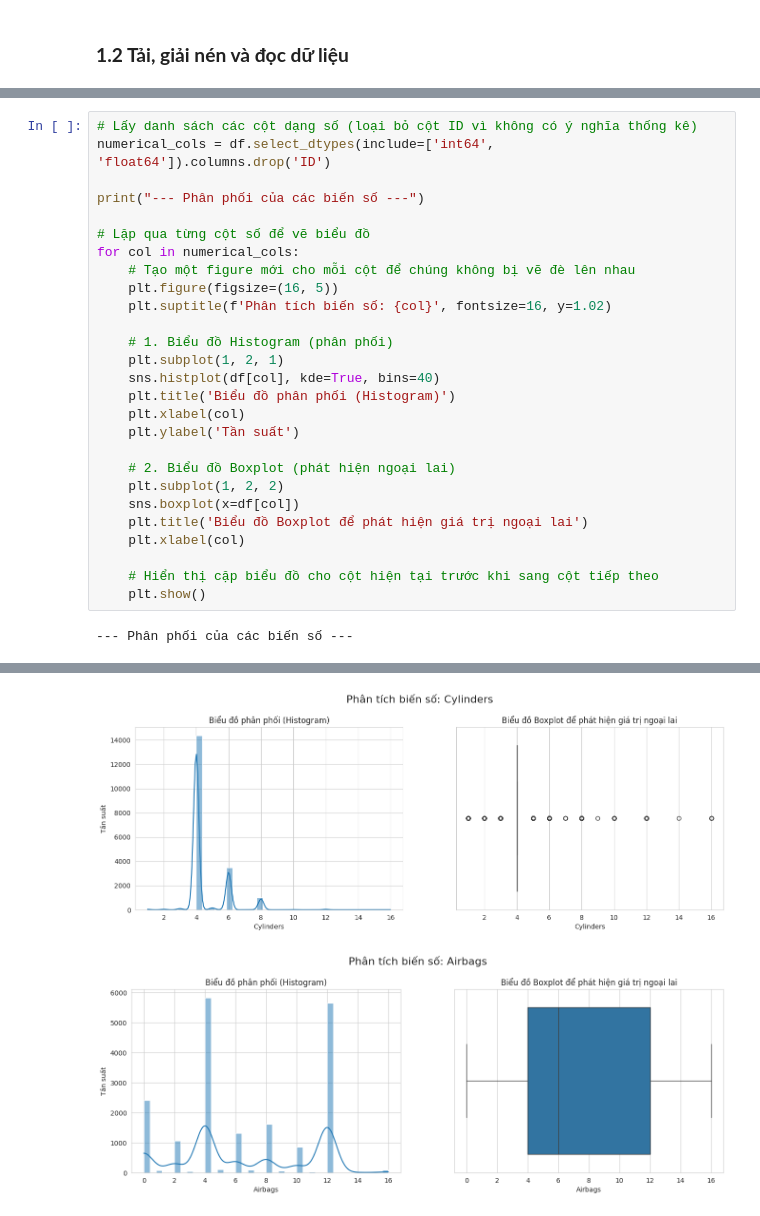
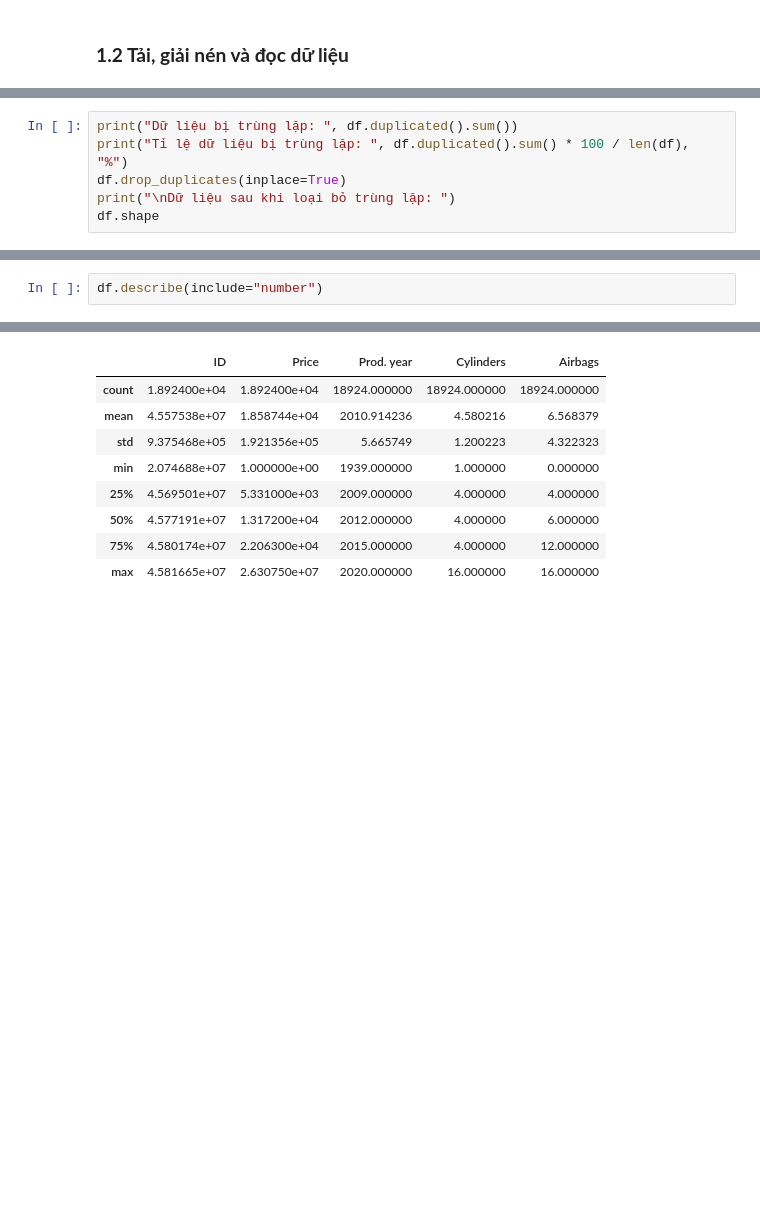
Before and after one commit to ChiThanh512/Machine-Learning-Project-251---CEML1, a Jupyter notebook: BTL1/notebooks/main.ipynb, the cells around one changed output, grey strips where cells are left out. Saved outputs shown, nothing was run; the diff lists cells and outputs as text; blank space fills up the shorter version.

```diff
--- a/BTL1/notebooks/main.ipynb
+++ b/BTL1/notebooks/main.ipynb
@@ -118,0 +145,6 @@ memory usage: 2.6+ MB
+# %%
+print("Dữ liệu bị trùng lặp: ", df.duplicated().sum())
+print("Tỉ lệ dữ liệu bị trùng lặp: ", df.duplicated().sum() * 100 / len(df), "%")
+df.drop_duplicates(inplace=True)
+print("\nDữ liệu sau khi loại bỏ trùng lặp: ")
+df.shape
@@ -131,29 +161,3 @@ Chúng ta sẽ xem xét phân phối và các giá trị ngoại lai của từn
 # %%
-# Lấy danh sách các cột dạng số (loại bỏ cột ID vì không có ý nghĩa thống kê)
-numerical_cols = df.select_dtypes(include=['int64', 'float64']).columns.drop('ID')
-
-print("--- Phân phối của các biến số ---")
-
-# Lặp qua từng cột số để vẽ biểu đồ
-for col in numerical_cols:
-    # Tạo một figure mới cho mỗi cột để chúng không bị vẽ đè lên nhau
-    plt.figure(figsize=(16, 5))
-    plt.suptitle(f'Phân tích biến số: {col}', fontsize=16, y=1.02)
-
-    # 1. Biểu đồ Histogram (phân phối)
-    plt.subplot(1, 2, 1)
-    sns.histplot(df[col], kde=True, bins=40)
-    plt.title('Biểu đồ phân phối (Histogram)')
-    plt.xlabel(col)
-    plt.ylabel('Tần suất')
-
-    # 2. Biểu đồ Boxplot (phát hiện ngoại lai)
-    plt.subplot(1, 2, 2)
-    sns.boxplot(x=df[col])
-    plt.title('Biểu đồ Boxplot để phát hiện giá trị ngoại lai')
-    plt.xlabel(col)
-
-    # Hiển thị cặp biểu đồ cho cột hiện tại trước khi sang cột tiếp theo
-    plt.show()
+df.describe(include="number")
 # %% [output]
---- Phân phối của các biến số ---
@@ -162,4 +164,11 @@ for col in numerical_cols:
-[figure, removed]
-[figure, removed]
+|  | ID | Price | Prod. year | Cylinders | Airbags |
+| count | 1.892400e+04 | 1.892400e+04 | 18924.000000 | 18924.000000 | 18924.000000 |
+| mean | 4.557538e+07 | 1.858744e+04 | 2010.914236 | 4.580216 | 6.568379 |
+| std | 9.375468e+05 | 1.921356e+05 | 5.665749 | 1.200223 | 4.322323 |
+| min | 2.074688e+07 | 1.000000e+00 | 1939.000000 | 1.000000 | 0.000000 |
+| 25% | 4.569501e+07 | 5.331000e+03 | 2009.000000 | 4.000000 | 4.000000 |
+| 50% | 4.577191e+07 | 1.317200e+04 | 2012.000000 | 4.000000 | 6.000000 |
+| 75% | 4.580174e+07 | 2.206300e+04 | 2015.000000 | 4.000000 | 12.000000 |
+| max | 4.581665e+07 | 2.630750e+07 | 2020.000000 | 16.000000 | 16.000000 |
 # %% [markdown]
 #### **2.2.2 Phân tích các biến phân loại (Categorical Variables)**
```
Also changed, not shown: parts of 17 cells of this notebook.
